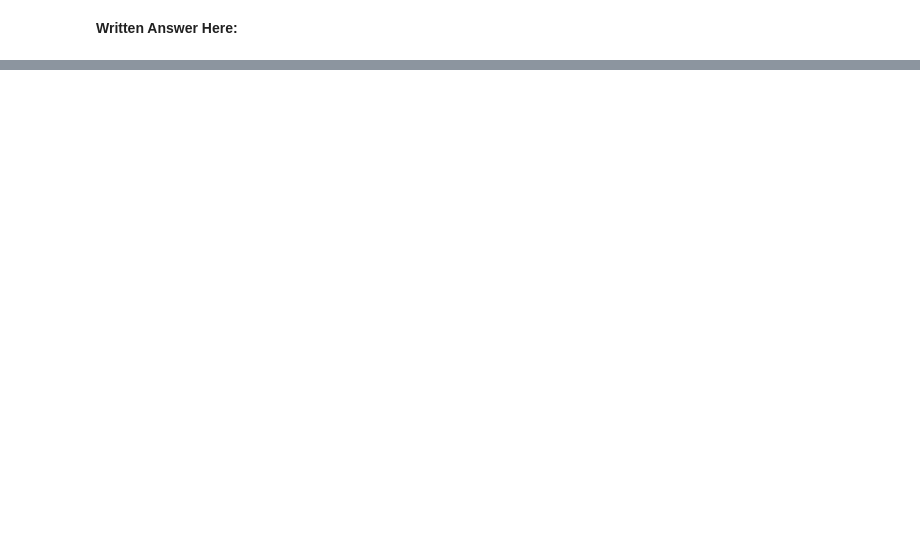
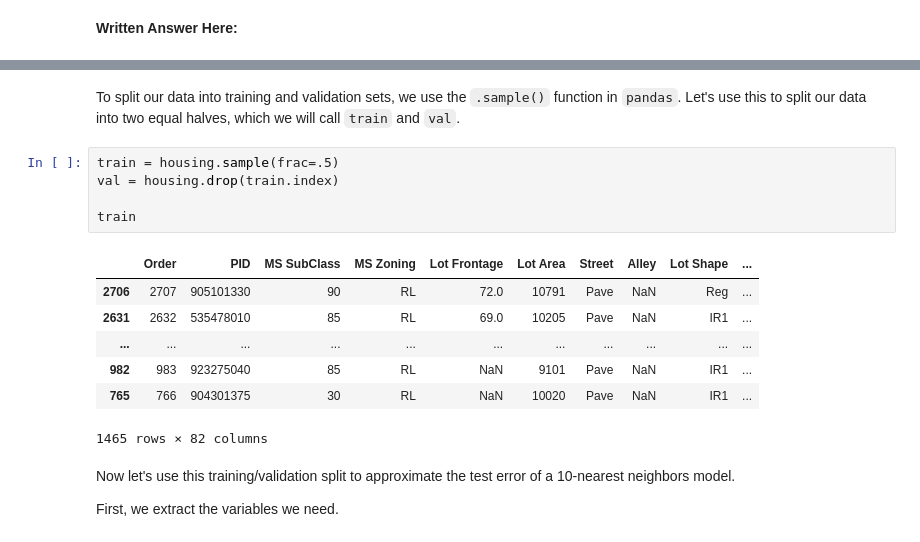
Before and after one commit to nmattei/cmps3160, a Jupyter notebook: _labs/Lab10/Lab10.ipynb, the cells around one changed output, grey strips where cells are left out. Drawn from its saved outputs; the diff is of its cells as text; blank space fills up the shorter version.

```diff
--- a/_labs/Lab10/Lab10.ipynb
+++ b/_labs/Lab10/Lab10.ipynb
@@ -464,0 +238,19 @@ You want to build a $k$-nearest neighbors model to predict where a Titanic passe
+# %% [markdown]
+To split our data into training and validation sets, we use the `.sample()` function in `pandas`. Let's use this to split our data into two equal halves, which we will call `train` and `val`.
+# %%
+train = housing.sample(frac=.5)
+val = housing.drop(train.index)
+
+train
+# %% [output]
+|  | Order | PID | MS SubClass | MS Zoning | Lot Frontage | Lot Area | Street | Alley | Lot Shape | ... |
+| 2706 | 2707 | 905101330 | 90 | RL | 72.0 | 10791 | Pave | NaN | Reg | ... |
+| 2631 | 2632 | 535478010 | 85 | RL | 69.0 | 10205 | Pave | NaN | IR1 | ... |
+| ... | ... | ... | ... | ... | ... | ... | ... | ... | ... | ... |
+| 982 | 983 | 923275040 | 85 | RL | NaN | 9101 | Pave | NaN | IR1 | ... |
+| 765 | 766 | 904301375 | 30 | RL | NaN | 10020 | Pave | NaN | IR1 | ... |
+1465 rows × 82 columns
+# %% [markdown]
+Now let's use this training/validation split to approximate the test error of a 10-nearest neighbors model.
+
+First, we extract the variables we need.
```
Also changed, not shown: parts of 147 cells of this notebook, 4 other files.
